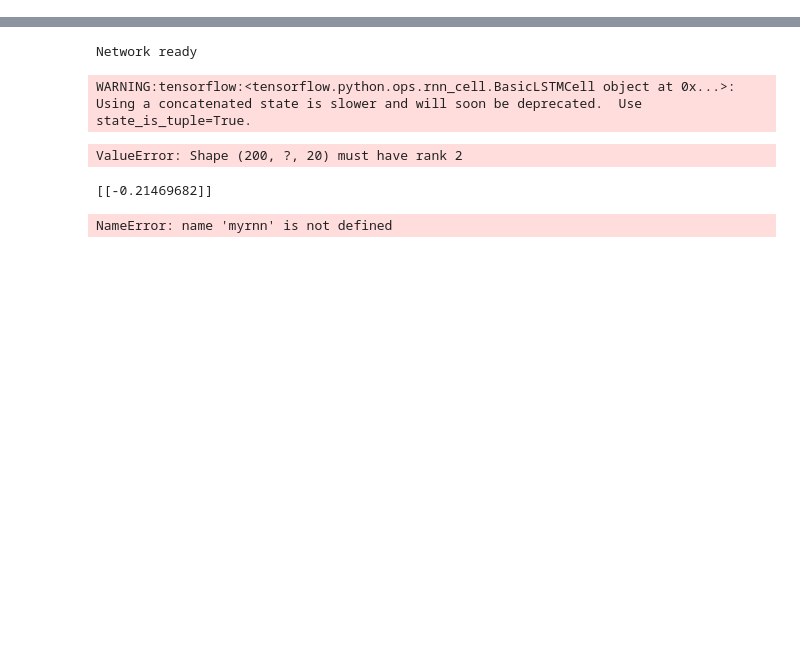
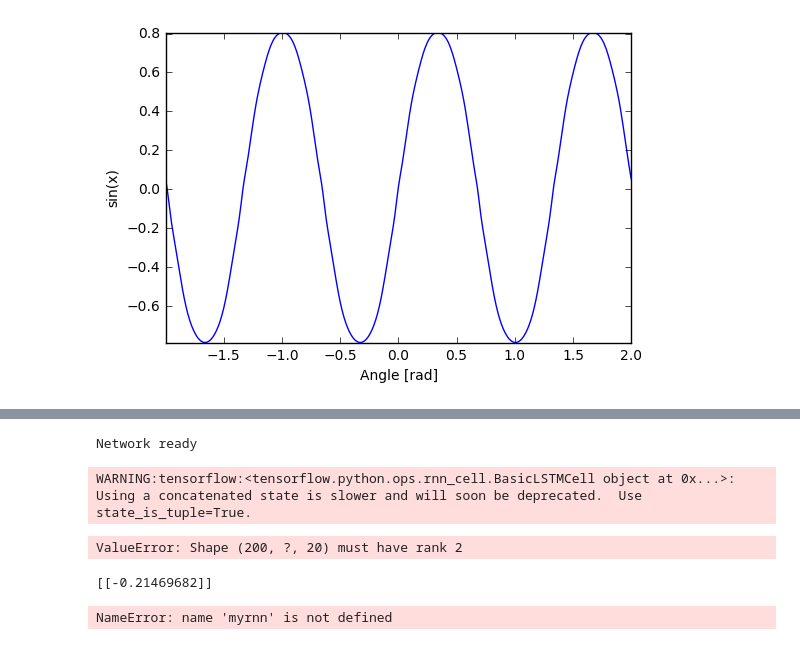
Before and after one commit to adityasan92/deepLearning, a Jupyter notebook: RNN/computeFunction.ipynb, the cells around one changed output, grey strips where cells are left out. Drawn from its saved outputs; the diff is of its cells as text; code cells hidden in the pictures; blank space fills up the shorter version.

```diff
--- a/RNN/computeFunction.ipynb
+++ b/RNN/computeFunction.ipynb
@@ -45,0 +193,8 @@ biases = {
+# %%
+plt.plot(rangeValues[1:], fopt)
+plt.xlabel('Angle [rad]')
+plt.ylabel('sin(x)')
+plt.axis('tight')
+plt.show()
+# %% [output]
+[figure, added]
```
Also changed, not shown: parts of 16 cells of this notebook.
